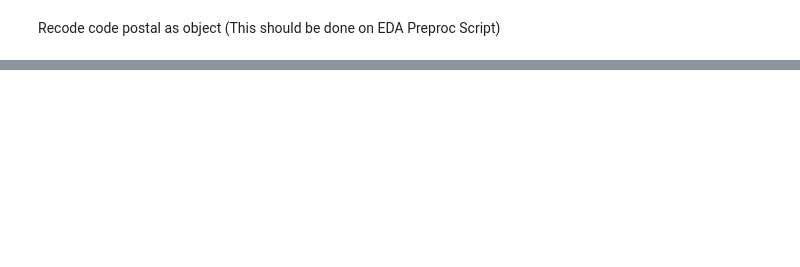
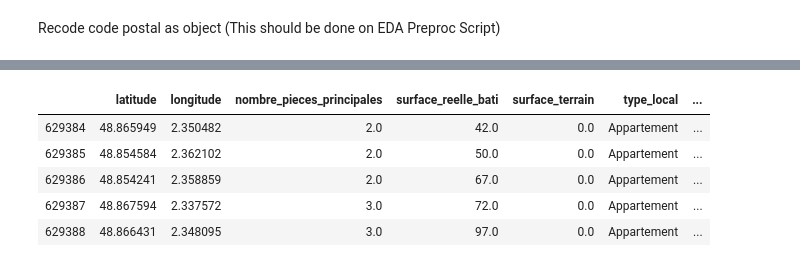
Before and after one commit to stbeau/projet-62, a Jupyter notebook: notebooks/modeling/0.1-josalop-_ml_pipeline-for-deployment.ipynb, the cells around one changed output, grey strips where cells are left out. Drawn from its saved outputs; the diff is of its cells as text; code cells hidden in the pictures; blank space fills up the shorter version.

```diff
--- a/notebooks/modeling/0.1-josalop-_ml_pipeline-for-deployment.ipynb
+++ b/notebooks/modeling/0.1-josalop-_ml_pipeline-for-deployment.ipynb
@@ -434,0 +77,3 @@ Average property price:  132000.9999999999
+# %%
+data.loc[:,'code_postal'] = data.loc[:,'code_postal'].astype('str')
+data.info()
@@ -434,0 +96,8 @@ Average property price:  132000.9999999999
+# %%
+# load dataset tags on features to use
+features_csv= pd.read_csv('../../data/interim/features_to_use_summary.csv', index_col=0)
+print(features_csv.shape)
+
+features_csv[['use_ftr']].sort_values(by=['use_ftr'], ascending=False).head(10)
+ftrs = list(features_csv.loc[features_csv.use_ftr==True,'use_ftr'].index)
+ftrs
@@ -434,0 +116,4 @@ Average property price:  132000.9999999999
+# %%
+leave_out_ftrs = ['nature_culture', 'code_postal', 'code_commune']
+data2 = data.loc[:,[c for c in ftrs if c not in leave_out_ftrs]]
+data2.info()
@@ -434,0 +133,4 @@ Average property price:  132000.9999999999
+# %%
+# load External data
+big_cities = pd.read_csv('../../data/external/france_big_cities.csv', sep = ';')
+big_cities.head()
@@ -434,0 +144,44 @@ Average property price:  132000.9999999999
+# %%
+## add columns with radians for latitude and longitude
+import sklearn
+
+cities_radians = data2.loc[:,['latitude', 'longitude']].apply(np.radians)
+big_cities_radians = big_cities.apply({'latitude':np.radians, 'longitude':np.radians})
+big_cities_radians.tail()
+
+
+dist = sklearn.neighbors.DistanceMetric.get_metric('haversine')
+
+
+# for i,r in data2.head(2).iterrows():
+#     ith = pd.DataFrame((cities_radians.loc[i, ['latitude','longitude']].values.reshape(1,-1))
+#                        , index = [0], columns =['latitude','longitude'])
+
+#     distances = np.ravel(dist.pairwise(ith, big_cities[['latitude','longitude']]))* 6371
+
+#     closest_dist = distances[np.argmin(distances)]
+#     farest_dist =  distances[np.argmax(distances)]
+
+#     closest_name = big_cities.city[np.argsort(distances)[0]]
+#     farest_name = big_cities.city[np.argsort(distances)[::-1][0]]
+#     print(distances)
+#     print(closest_name, closest_dist, farest_name, farest_dist )
+#     #data2['close_big_city_dist'] = clostes
+
+dist_matrix = pd.DataFrame(dist.pairwise
+    (cities_radians[['latitude','longitude']],
+     big_cities_radians[['latitude','longitude']])*6371 # 6371 kms is average radius of the earth
+    ,index=cities_radians.index, columns = big_cities.city
+)
+
+
+
+data2['close_big_city_dist'] = dist_matrix.apply(np.min, axis = 1)
+data2.tail()
+# %% [output]
+|  | latitude | longitude | nombre_pieces_principales | surface_reelle_bati | surface_terrain | type_local | ... |
+| 629384 | 48.865949 | 2.350482 | 2.0 | 42.0 | 0.0 | Appartement | ... |
+| 629385 | 48.854584 | 2.362102 | 2.0 | 50.0 | 0.0 | Appartement | ... |
+| 629386 | 48.854241 | 2.358859 | 2.0 | 67.0 | 0.0 | Appartement | ... |
+| 629387 | 48.867594 | 2.337572 | 3.0 | 72.0 | 0.0 | Appartement | ... |
+| 629388 | 48.866431 | 2.348095 | 3.0 | 97.0 | 0.0 | Appartement | ... |
```
Also changed, not shown: parts of 68 cells of this notebook, 5 other files.
